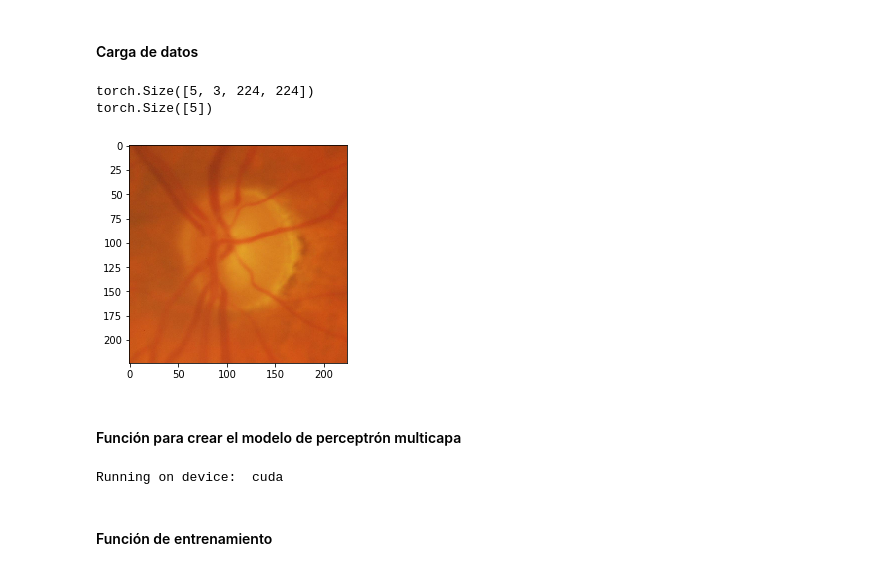
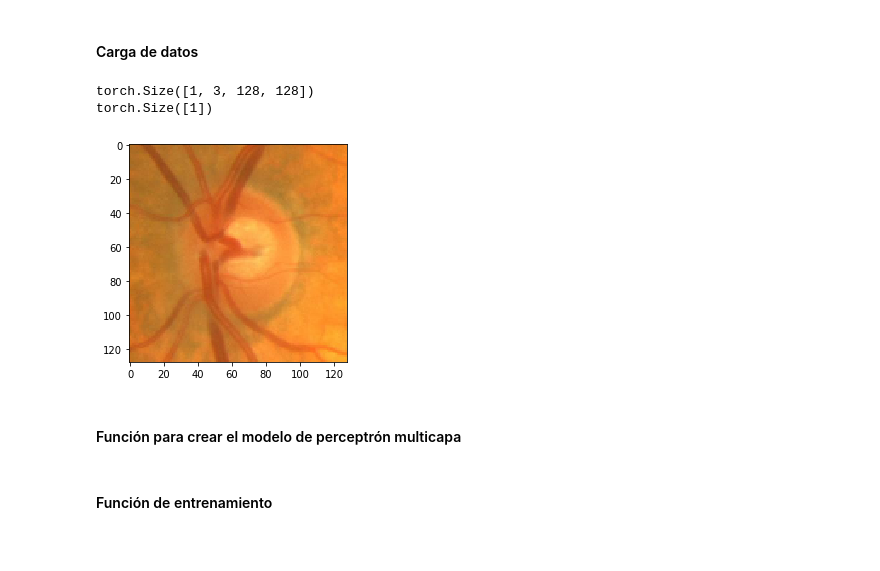
Before and after one commit to evillag/TEC_DL_II-2022, a Jupyter notebook: TP1/TP1_IBVOEV.ipynb, the cells around one changed output. Saved outputs shown, nothing was run; the diff lists cells and outputs as text; code cells hidden in the pictures.

```diff
--- a/TP1/TP1_IBVOEV.ipynb
+++ b/TP1/TP1_IBVOEV.ipynb
@@ -178,7 +391,7 @@ from torchvision import datasets, transforms
 # %% [markdown]
 #### Estandarización de los datos
 # %%
-_IMAGE_SIZE = [224, 224]
+_IMAGE_SIZE = [128, 128]
 
 transform = transforms.Compose([
     transforms.ToTensor(),
@@ -191,41 +404,41 @@ transform = transforms.Compose([
 # %%
 _TRAIN_PATH = 'dataset_train_test/train'
 _TEST_PATH = 'dataset_train_test/test'
-_BATCH_SIZE = 5
+_BATCH_SIZE = 1
 
 def load_test_train_data(train_path = _TRAIN_PATH, test_path = _TEST_PATH,
                          bach_size=64):
     train_set = datasets.ImageFolder(root= train_path, transform = transform)
     test_set = datasets.ImageFolder(root= test_path, transform = transform)
 
     train_loader = torch.utils.data.DataLoader(train_set, batch_size=bach_size,
                                                shuffle=True)
     test_loader = torch.utils.data.DataLoader(test_set, batch_size=bach_size,
                                               shuffle=True)
     return train_loader, test_loader
 
 train_loader, test_loader = load_test_train_data(bach_size=_BATCH_SIZE)
 dataiter = iter(train_loader) # creating a iterator
 images, labels = dataiter.next() # creating images for image and lables for image number (0 to 9)
 
 print(images.shape)
 print(labels.shape)
 
 # grayscale
 # plt.imshow(images[0].numpy().squeeze(), cmap='gray_r')
 
 # In order to plot a color image with RGB (3) channels, we need to transform the
 # dimensions for imshow from [3 x 128 x 128] to [128 x 128 x 3]:
 im2display = images[0].numpy().transpose((1,2,0))
 plt.imshow(im2display, interpolation='nearest');
 # %% [output]
-torch.Size([5, 3, 224, 224])
-torch.Size([5])
+torch.Size([1, 3, 128, 128])
+torch.Size([1])
-[figure, old version]
+[figure, new version]
 # %% [markdown]
 #### Función para crear el modelo de perceptrón multicapa
 # %%
-          _COLOR_CHANNELS = 3
+_COLOR_CHANNELS = 3
 _INPUT_LAYER = _IMAGE_SIZE[0] * _IMAGE_SIZE[1]  * _COLOR_CHANNELS  # pixels
 _HIDDEN_LAYER_0 = _INPUT_LAYER // 4
 _HIDDEN_LAYER_1 = _HIDDEN_LAYER_0 // 64
@@ -267,9 +480,7 @@ def get_new_model(seed=None):
   return mlp_model, criterion
 
 
-_model, _criterion = get_new_model()
+# _model, _criterion = get_new_model()
-# %% [output]
-Running on device:  cuda
 # %% [markdown]
 #### Función de entrenamiento
 # %%
```
Also changed, not shown: parts of 47 cells of this notebook.
